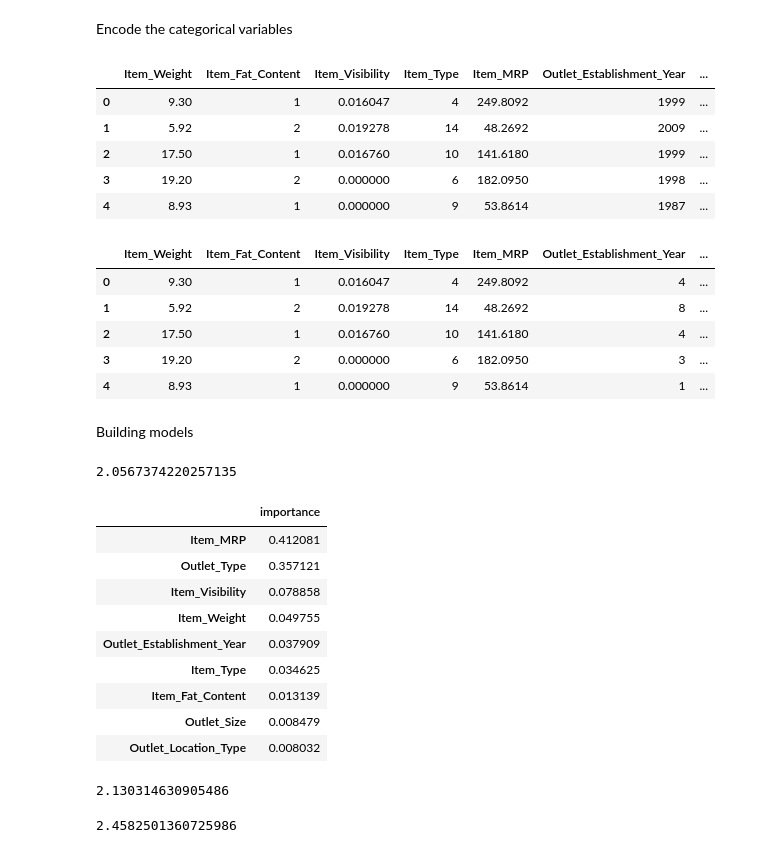
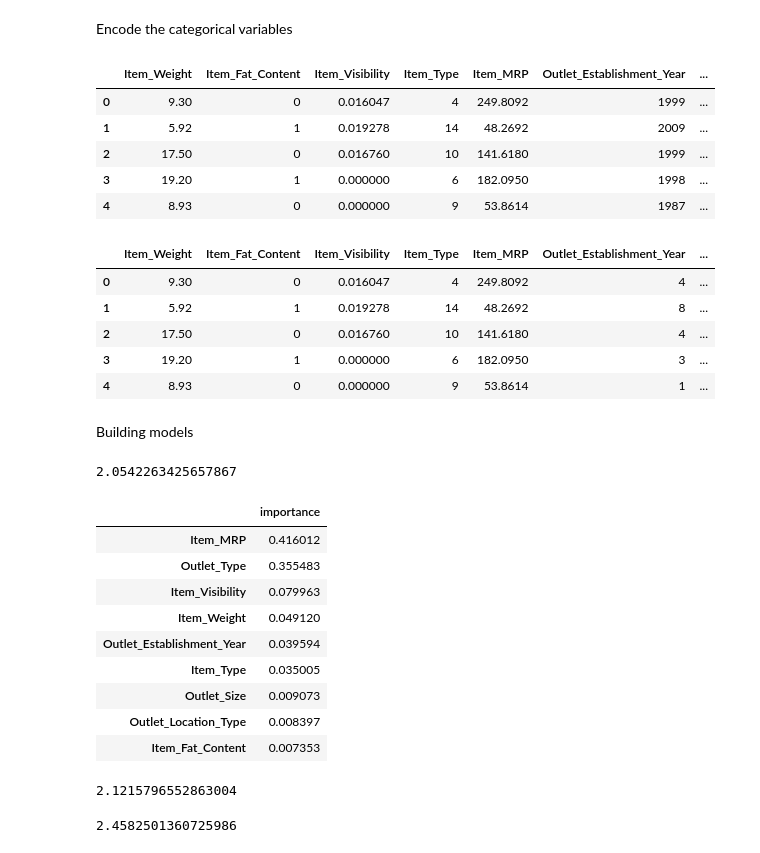
Before and after one commit to hdou533/Big-Mart-Sales-Prediction, a Jupyter notebook: salesPrediction.ipynb, the cells around one changed output. Saved outputs shown, nothing was run; the diff lists cells and outputs as text; code cells hidden in the pictures.

```diff
--- a/salesPrediction.ipynb
+++ b/salesPrediction.ipynb
@@ -103,3 +110,6 @@ sns.distplot(train['Item_Weight'])
+# %%
+mapping = {'Low Fat': 'Low Fat', 'Regular': 'Regular', 'low fat': 'Low Fat', 'LF': 'Low Fat', 'reg': 'Regular'}
+train.Item_Fat_Content = train.Item_Fat_Content.map(mapping)
 # %%
 plt.figure(figsize=(8,6))
 sns.catplot(x='Item_Fat_Content',kind='count',palette='Blues',data=train)
@@ -217,21 +227,21 @@ for col in train.columns:
 train.head()
 # %% [output]
 |  | Item_Weight | Item_Fat_Content | Item_Visibility | Item_Type | Item_MRP | Outlet_Establishment_Year | ... |
-| 0 | 9.30 | 1 | 0.016047 | 4 | 249.8092 | 1999 | ... |
-| 1 | 5.92 | 2 | 0.019278 | 14 | 48.2692 | 2009 | ... |
-| 2 | 17.50 | 1 | 0.016760 | 10 | 141.6180 | 1999 | ... |
-| 3 | 19.20 | 2 | 0.000000 | 6 | 182.0950 | 1998 | ... |
-| 4 | 8.93 | 1 | 0.000000 | 9 | 53.8614 | 1987 | ... |
+| 0 | 9.30 | 0 | 0.016047 | 4 | 249.8092 | 1999 | ... |
+| 1 | 5.92 | 1 | 0.019278 | 14 | 48.2692 | 2009 | ... |
+| 2 | 17.50 | 0 | 0.016760 | 10 | 141.6180 | 1999 | ... |
+| 3 | 19.20 | 1 | 0.000000 | 6 | 182.0950 | 1998 | ... |
+| 4 | 8.93 | 0 | 0.000000 | 9 | 53.8614 | 1987 | ... |
 # %%
 train['Outlet_Establishment_Year'] = le.fit_transform(train['Outlet_Establishment_Year'])
 train.head()
 # %% [output]
 |  | Item_Weight | Item_Fat_Content | Item_Visibility | Item_Type | Item_MRP | Outlet_Establishment_Year | ... |
-| 0 | 9.30 | 1 | 0.016047 | 4 | 249.8092 | 4 | ... |
-| 1 | 5.92 | 2 | 0.019278 | 14 | 48.2692 | 8 | ... |
-| 2 | 17.50 | 1 | 0.016760 | 10 | 141.6180 | 4 | ... |
-| 3 | 19.20 | 2 | 0.000000 | 6 | 182.0950 | 3 | ... |
-| 4 | 8.93 | 1 | 0.000000 | 9 | 53.8614 | 1 | ... |
+| 0 | 9.30 | 0 | 0.016047 | 4 | 249.8092 | 4 | ... |
+| 1 | 5.92 | 1 | 0.019278 | 14 | 48.2692 | 8 | ... |
+| 2 | 17.50 | 0 | 0.016760 | 10 | 141.6180 | 4 | ... |
+| 3 | 19.20 | 1 | 0.000000 | 6 | 182.0950 | 3 | ... |
+| 4 | 8.93 | 0 | 0.000000 | 9 | 53.8614 | 1 | ... |
 # %% [markdown]
 Building models
 # %%
@@ -241,6 +251,7 @@ y = train['cube_sales']
 X_train, X_test, y_train, y_test = train_test_split(X,y, test_size = 0.3, random_state=42)
 # %%
 # build random forest model
+from sklearn.metrics import mean_squared_error
 rf = RandomForestRegressor()
 rf.fit(X_train, y_train)
 pred = rf.predict(X_test)
@@ -248,24 +259,24 @@ pred = rf.predict(X_test)
 rmse = np.sqrt(mean_squared_error(y_test, pred))
 rmse
 # %% [output]
-2.0567374220257135
+2.0542263425657867
 # %%
 # acquire the important features
-importance = pd.DataFrame(rfr.feature_importances_,
+importance = pd.DataFrame(rf.feature_importances_,
                           index = X_train.columns,
                           columns = ['importance']).sort_values('importance',ascending=False)
 importance
 # %% [output]
 |  | importance |
-| Item_MRP | 0.412081 |
-| Outlet_Type | 0.357121 |
-| Item_Visibility | 0.078858 |
-| Item_Weight | 0.049755 |
-| Outlet_Establishment_Year | 0.037909 |
-| Item_Type | 0.034625 |
-| Item_Fat_Content | 0.013139 |
-| Outlet_Size | 0.008479 |
-| Outlet_Location_Type | 0.008032 |
+| Item_MRP | 0.416012 |
+| Outlet_Type | 0.355483 |
+| Item_Visibility | 0.079963 |
+| Item_Weight | 0.049120 |
+| Outlet_Establishment_Year | 0.039594 |
+| Item_Type | 0.035005 |
+| Outlet_Size | 0.009073 |
+| Outlet_Location_Type | 0.008397 |
+| Item_Fat_Content | 0.007353 |
 # %%
 X1 = train[['Item_MRP','Outlet_Type','Item_Visibility']]
 y = train['cube_sales']
@@ -279,7 +290,7 @@ pred1 = rf1.predict(X1_test)
 rmse1 = np.sqrt(mean_squared_error(y_test, pred1))
 rmse1
 # %% [output]
-2.130314630905486
+2.1215796552863004
 # %%
 lr1 = LinearRegression()
 
```
Also changed, not shown: parts of 5 cells of this notebook, 1 other file.
